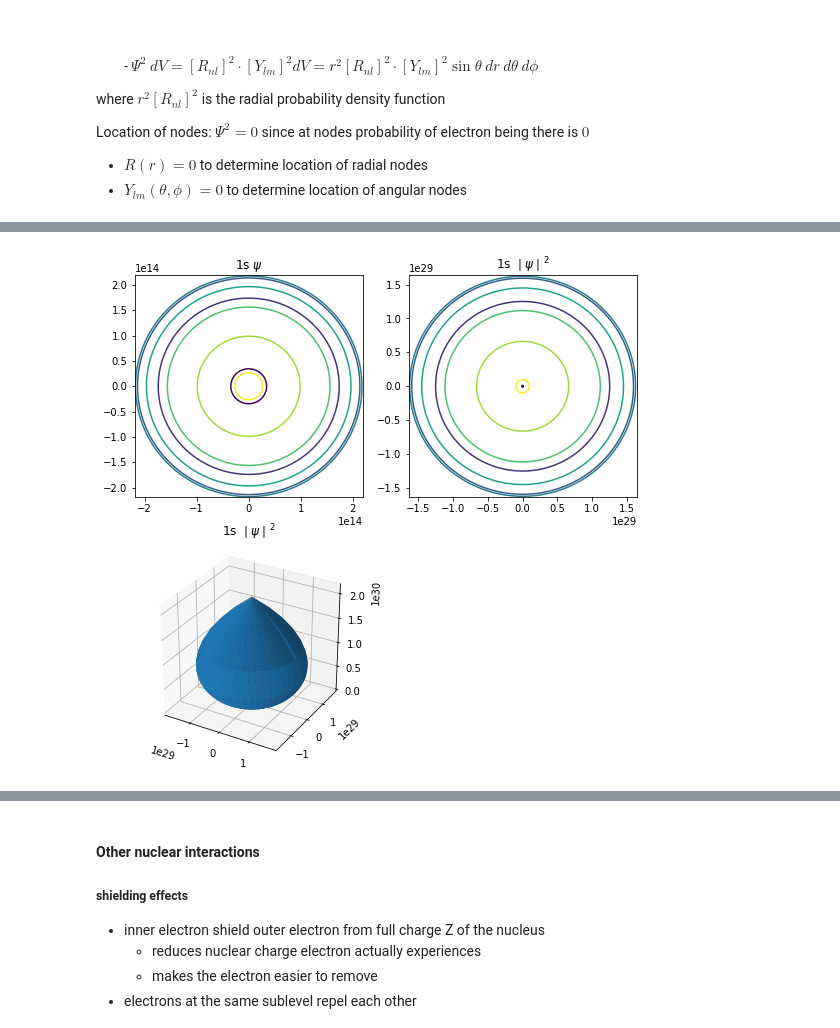
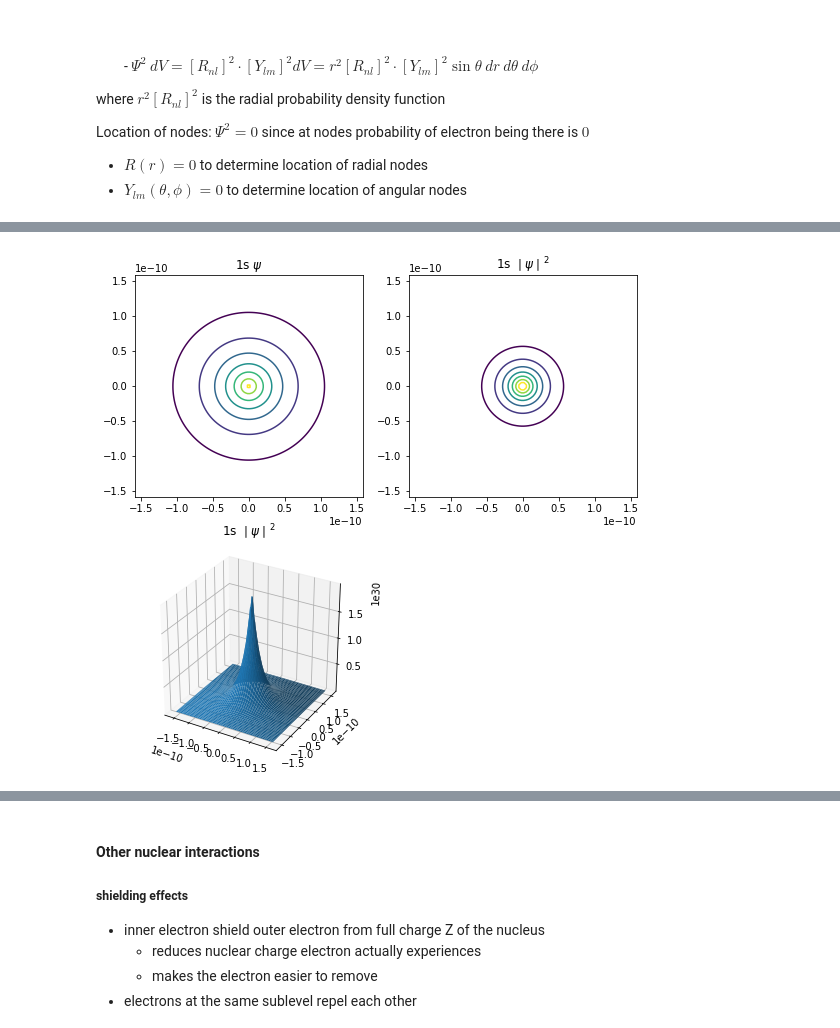
Before and after one commit to 09x09/le_notebooks, a Jupyter notebook: 10.011 Physical Chemistry.ipynb, the cells around one changed output, grey strips where cells are left out. Cells and saved outputs as stored; diff of their text form; code cells hidden in the pictures.

```diff
--- a/10.011 Physical Chemistry.ipynb
+++ b/10.011 Physical Chemistry.ipynb
@@ -301,52 +299,47 @@ plt.show()
 # %%
 import matplotlib.pyplot as plt
 from mpl_toolkits.mplot3d import Axes3D
-import matplotlib.cm as cm
-
 import numpy as np
 
+#def bohr radius
 a = 0.529*10**(-10)
 
-#def r, theta, phi
-r = np.linspace(0, 15*a, 200)
-t = np.linspace(0,2*np.pi, 200)
-p = np.linspace(0,2*np.pi,200)
+#def x,y,z,r, theta, phi
+x = np.linspace(-3*a, 3*a, 100)
+y = np.linspace(-3*a, 3*a, 100)
 
-t1,p1 = np.meshgrid(t,p)
+x2,y2 = np.meshgrid(x,y)
+
+r = np.sqrt(x2*x2+y2*y2)
 
 #def sigma
 s = r/a
 
 #def psi, psi^2
-x = ((1/np.sqrt(np.pi))*(1/a)**(1.5)*np.exp(-s))*np.sin(t1)*np.cos(p1)
-y = ((1/np.sqrt(np.pi))*(1/a)**(1.5)*np.exp(-s))*np.sin(t1)*np.sin(p1)
-z = ((1/np.sqrt(np.pi))*(1/a)**(1.5)*np.exp(-s))*np.cos(t1)
-
-x1 = (((1/np.sqrt(np.pi))*(1/a)**(1.5)*np.exp(-s)))**2*np.sin(t1)*np.cos(p1)
-y1 = (((1/np.sqrt(np.pi))*(1/a)**(1.5)*np.exp(-s)))**2*np.sin(t1)*np.sin(p1)
-z1 = (((1/np.sqrt(np.pi))*(1/a)**(1.5)*np.exp(-s)))**2*np.cos(t1)
+psi = np.sqrt(1/(4*np.pi))*2*(1/a)**(1.5)*np.exp(-s)
+psi2 = (np.sqrt(1/(4*np.pi))*2*(1/a)**(1.5)*np.exp(-s))**2
 
 #plot things
 fig = plt.figure()
 fig_size = plt.rcParams["figure.figsize"]
 ax1 = fig.add_subplot(221)
 ax2 = fig.add_subplot(222)
 ax3 = fig.add_subplot(223, projection = "3d")
 
-ax1.contour(x,y,z)
+ax1.contour(x2,y2,psi)
 ax1.title.set_text("1s $\psi$")
 
-ax2.contour(x1,y1,z1)
+ax2.contour(x2,y2,psi2)
 ax2.title.set_text("1s $\mid \psi \mid^{2}$")
 
-ax3.plot_surface(x1,y1,z1)
+ax3.plot_surface(x2,y2,psi2)
 ax3.title.set_text("1s $\mid \psi \mid^{2}$")#i dont know why there is a point at the top of the plot
 
 
 fig_size[0] = 9
 fig_size[1] = 9
 
 plt.show()
 # %% [output]
-[figure, old version]
+[figure, new version]
 # %% [markdown]
```
Also changed, not shown: parts of 6 cells of this notebook.
